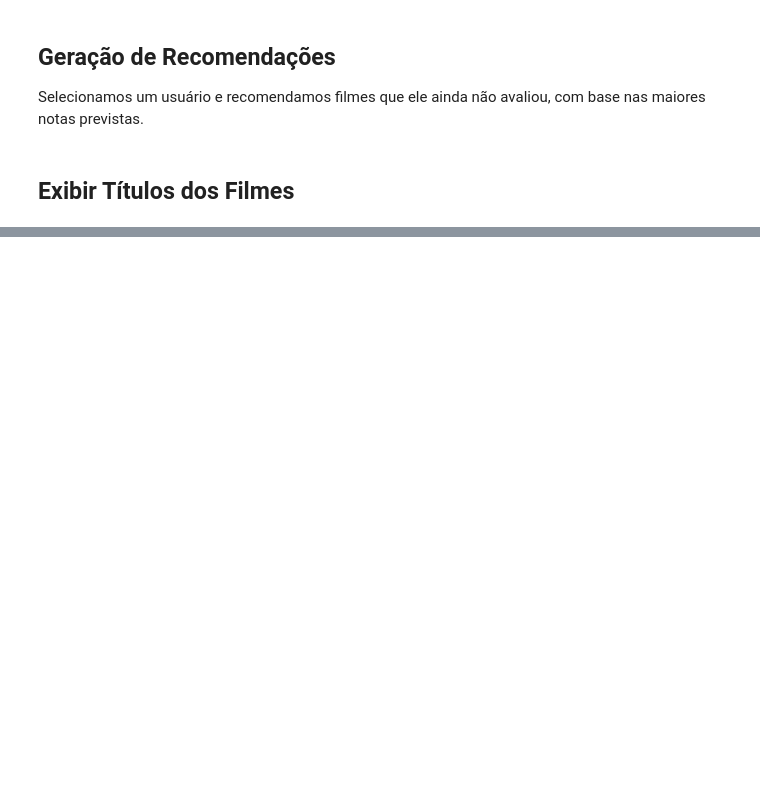
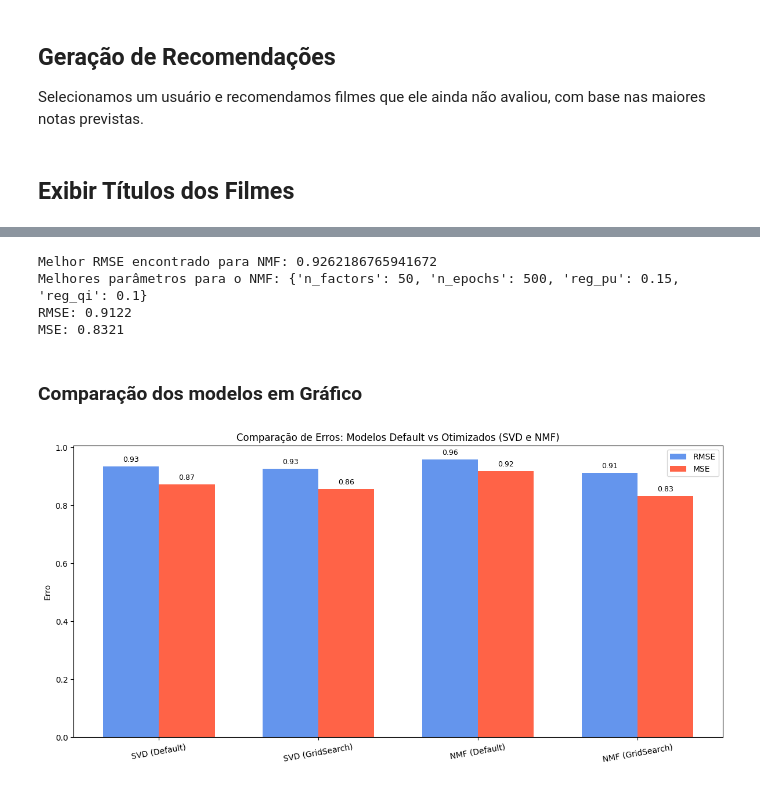
Before and after one commit to Juliadambros/Sistema-de-Recomendacao-de-Filmes, a Jupyter notebook: Recomendação.ipynb, the cells around one changed output, grey strips where cells are left out. Saved outputs shown, nothing was run; the diff lists cells and outputs as text; code cells hidden in the pictures; blank space fills up the shorter version.

Commit message:
Atualização, GridSearch e NFM

```diff
--- a/Recomendação.ipynb
+++ b/Recomendação.ipynb
@@ -102,0 +200,60 @@ Manchurian Candidate, The (1962) — Nota prevista: 4.48
+# %%
+param_grid_nmf = {
+    'n_factors': [20, 30, 50],
+    'n_epochs': [30, 100, 500],
+    'reg_pu': [0.06, 0.1, 0.15],
+    'reg_qi': [0.06, 0.1, 0.15]
+}
+
+gs_nmf = GridSearchCV(NMF, param_grid_nmf, measures=['rmse', 'mse'], cv=3, n_jobs=-1)
+gs_nmf.fit(data)
+
+print("\nMelhor RMSE encontrado para NMF:", gs_nmf.best_score['rmse'])
+print("Melhores parâmetros para o NMF:", gs_nmf.best_params['rmse'])
+
+best_nmf = NMF(**gs_nmf.best_params['rmse'])
+best_nmf.fit(trainset)
+best_nmf_predictions = best_nmf.test(testset)
+
+nmf_grid_rmse = rmse(best_nmf_predictions)
+nmf_grid_mse = mse(best_nmf_predictions)
+# %% [output]
+Melhor RMSE encontrado para NMF: 0.9262186765941672
+Melhores parâmetros para o NMF: {'n_factors': 50, 'n_epochs': 500, 'reg_pu': 0.15, 'reg_qi': 0.1}
+RMSE: 0.9122
+MSE: 0.8321
+# %% [markdown]
+### Comparação dos modelos em Gráfico
+# %%
+models = ['SVD (Default)', 'SVD (GridSearch)', 'NMF (Default)', 'NMF (GridSearch)']
+rmse_values = [svd_default_rmse, svd_grid_rmse, nmf_rmse, nmf_grid_rmse]
+mse_values = [svd_default_mse, svd_grid_mse, nmf_mse, nmf_grid_mse]
+
+
+x = np.arange(len(models))
+width = 0.35
+
+fig, ax = plt.subplots(figsize=(12, 6))
+
+rects1 = ax.bar(x - width/2, rmse_values, width, label='RMSE', color='cornflowerblue')
+rects2 = ax.bar(x + width/2, mse_values, width, label='MSE', color='tomato')
+
+ax.set_ylabel('Erro')
+ax.set_title('Comparação de Erros: Modelos Default vs Otimizados (SVD e NMF)')
+ax.set_xticks(x)
+ax.set_xticklabels(models, rotation=10)
+ax.legend()
+
+# Mostrar valores nas colunas
+for i, rect in enumerate(rects1):
+    ax.text(rect.get_x() + rect.get_width()/2., rect.get_height() + 0.01,
+            f'{rmse_values[i]:.2f}', ha='center', va='bottom', fontsize=9)
+
+for i, rect in enumerate(rects2):
+    ax.text(rect.get_x() + rect.get_width()/2., rect.get_height() + 0.01,
+            f'{mse_values[i]:.2f}', ha='center', va='bottom', fontsize=9)
+
+plt.tight_layout()
+plt.show()
+# %% [output]
+[figure, added]
```
Also changed, not shown: parts of 15 cells of this notebook.
